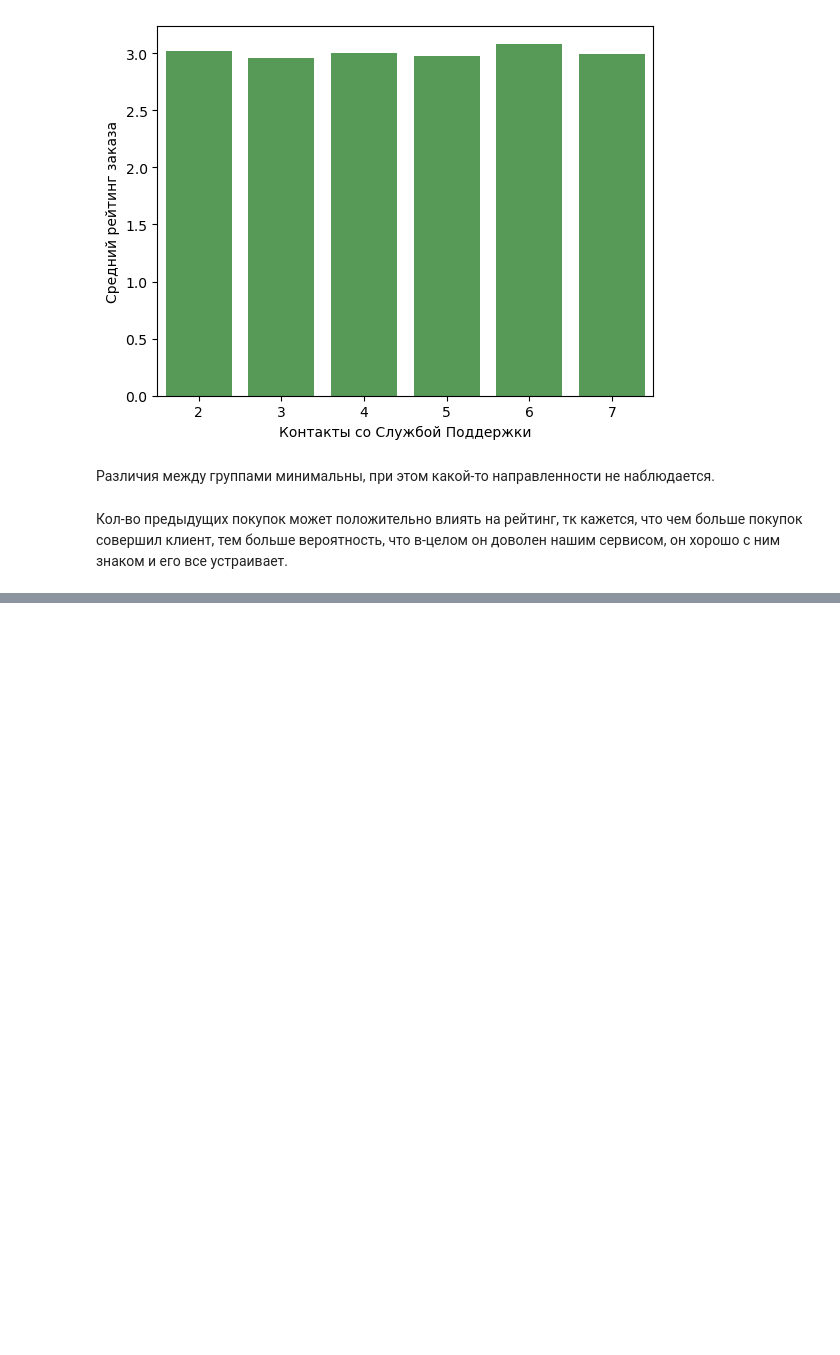
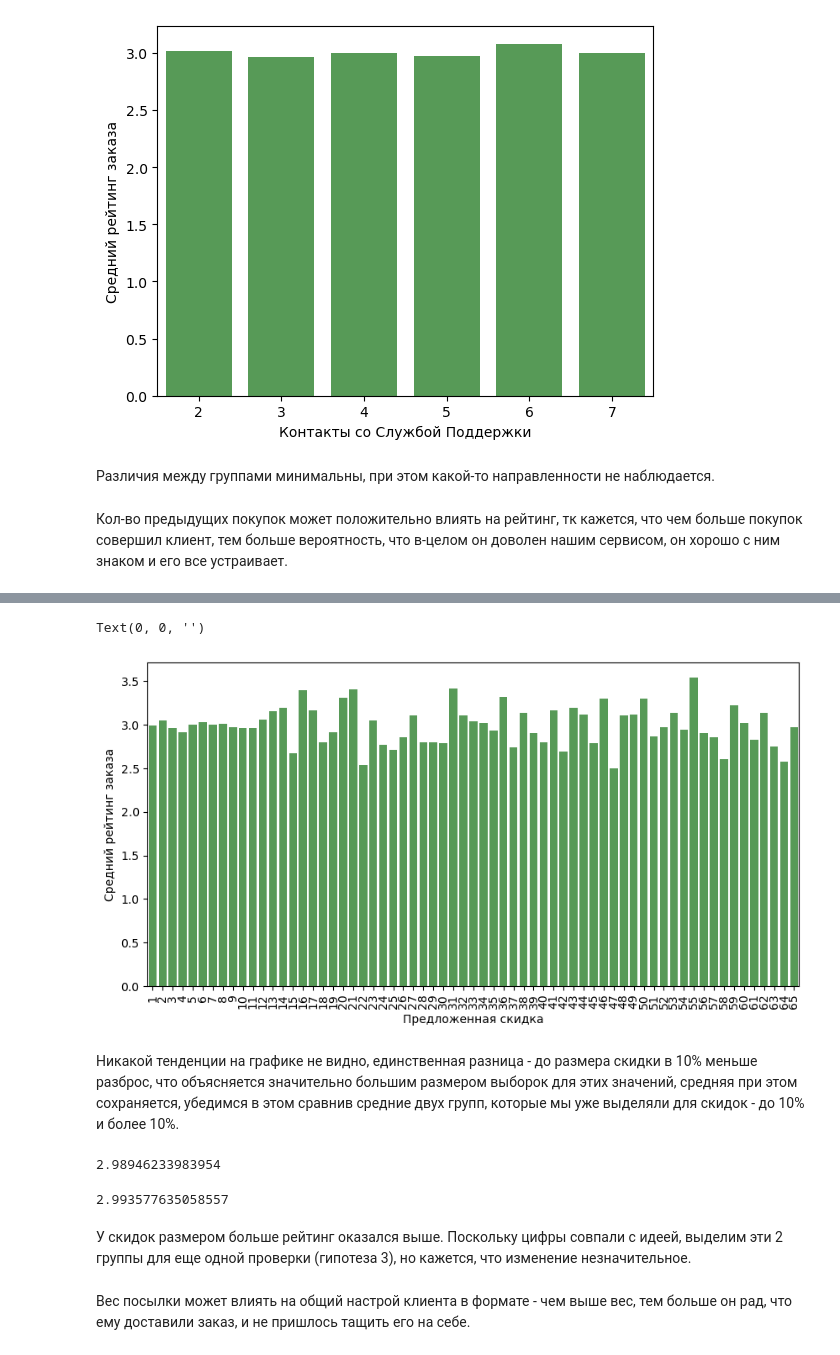
Before and after one commit to DmitriyRys/e_commerce_delivery, a Jupyter notebook: shipping_ecommerce_analysis.ipynb, the cells around one changed output, grey strips where cells are left out. Saved outputs shown, nothing was run; the diff lists cells and outputs as text; code cells hidden in the pictures; blank space fills up the shorter version.

```diff
--- a/shipping_ecommerce_analysis.ipynb
+++ b/shipping_ecommerce_analysis.ipynb
@@ -455,0 +477,4 @@ creat_bp(purchases_rating)
+# %%
+# посмотрим на средние значения рейтинга для разных размеров скидок
+
+discount_rating = avg_rating(df.discount_offered)
@@ -455,0 +497,24 @@ creat_bp(purchases_rating)
+# %%
+plt.figure(figsize=(10,5))
+discount_rating_bp = create_bp(discount_rating)
+discount_rating_bp.set(xlabel='Предложенная скидка',
+                       ylabel='Средний рейтинг заказа')
+discount_rating_bp.set_xticklabels(discount_rating_bp.get_xticklabels(), rotation=90)
+discount_rating_bp.text(0, 0, '')
+# %% [output]
+Text(0, 0, '')
+[figure, added]
+# %% [markdown]
+Никакой тенденции на графике не видно, единственная разница - до размера скидки в 10% меньше разброс, что объясняется значительно большим размером выборок для этих значений, средняя при этом сохраняется, убедимся в этом сравнив средние двух групп, которые мы уже выделяли для скидок - до 10% и более 10%.
+# %%
+df[df.discount_offered <= 10].customer_rating.mean()
+# %% [output]
+2.98946233983954
+# %%
+df[df.discount_offered > 10].customer_rating.mean()
+# %% [output]
+2.993577635058557
+# %% [markdown]
+У скидок размером больше рейтинг оказался выше. Поскольку цифры совпали с идеей, выделим эти 2 группы для еще одной проверки (гипотеза 3), но кажется, что изменение незначительное.
+# %% [markdown]
+Вес посылки может влиять на общий настрой клиента в формате - чем выше вес, тем больше он рад, что ему доставили заказ, и не пришлось тащить его на себе.
```
Also changed, not shown: parts of 57 cells of this notebook.
